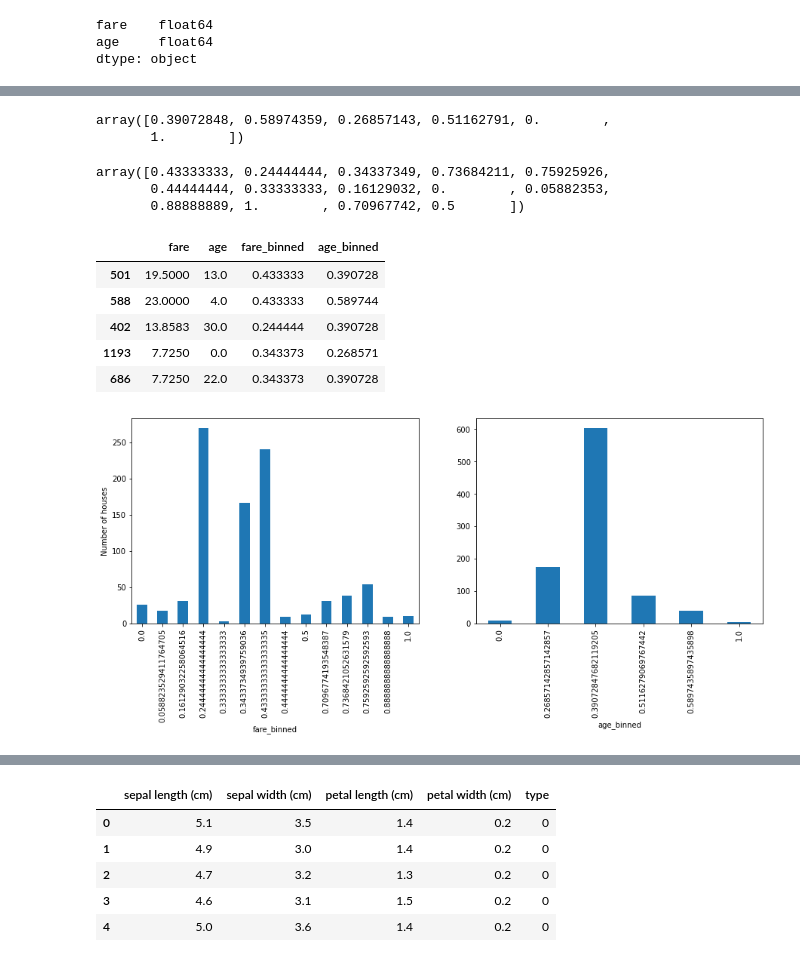
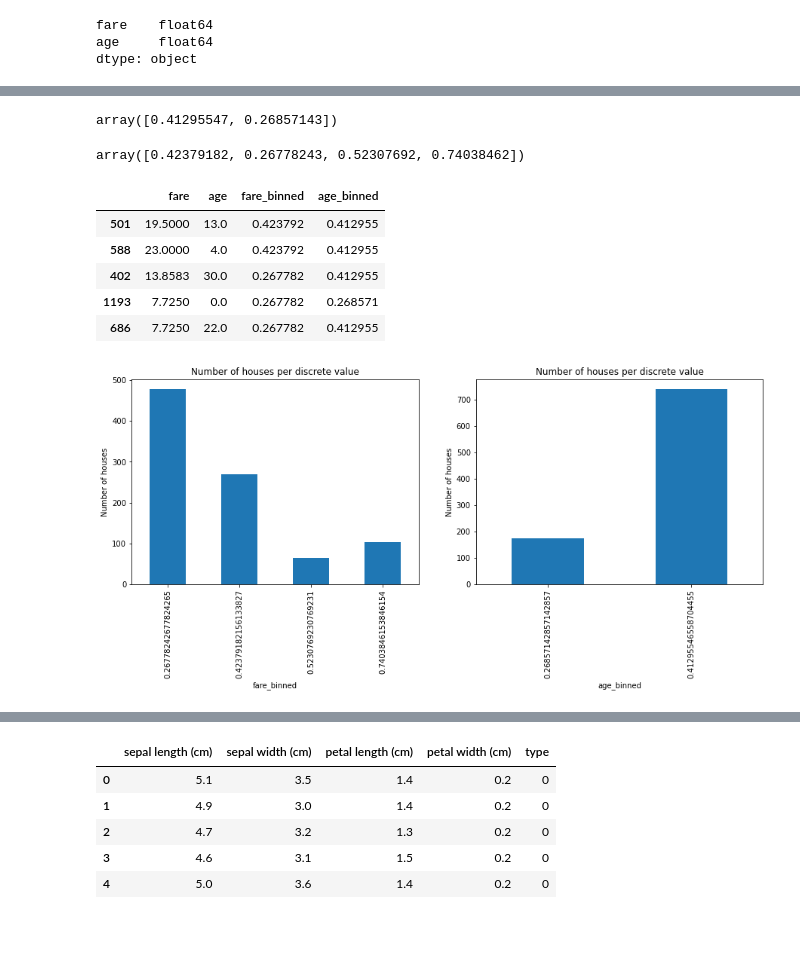
Before and after one commit to feature-engine/feature_engine, a Jupyter notebook: examples/discretisation/DecisionTreeDiscretiser.ipynb, the cells around one changed output, grey strips where cells are left out. Saved outputs shown, nothing was run; the diff lists cells and outputs as text; code cells hidden in the pictures; blank space fills up the shorter version.

```diff
--- a/examples/discretisation/DecisionTreeDiscretiser.ipynb
+++ b/examples/discretisation/DecisionTreeDiscretiser.ipynb
@@ -181,6 +206,7 @@ def load_titanic():
     data['embarked'].fillna('C', inplace=True)
     data['fare'] = data['fare'].astype('float').fillna(0)
     data['age'] = data['age'].astype('float').fillna(0)
+    data.drop(['name', 'ticket', 'boat', 'home.dest'], axis=1, inplace=True)
     return data
 # %%
 # load data
@@ -196,7 +222,7 @@ data.head()
 # %%
 # let's separate into training and testing set
 
-X_train, X_test, y_train, y_test = train_test_split(data.drop(['survived', 'name', 'ticket'], axis=1),
+X_train, X_test, y_train, y_test = train_test_split(data.drop(['survived'], axis=1),
                                                     data['survived'],
                                                     test_size=0.3,
                                                     random_state=0)
@@ -217,7 +243,10 @@ dtype: object
 treeDisc = DecisionTreeDiscretiser(cv=3,
                                    scoring='roc_auc',
                                    variables=['fare', 'age'],
-                                   regression=False)
+                                   regression=False,
+                                   param_grid={'max_depth': [1, 2]},
+                                   random_state=29,
+                                   )
 
 treeDisc.fit(X_train, y_train)
 # %% [output]
@@ -239,35 +281,39 @@ test_t = treeDisc.transform(X_test)
 # in this case, the tree has found that dividing the data in 6 bins is enough
 train_t['age'].unique()
 # %% [output]
-array([0.39072848, 0.58974359, 0.26857143, 0.51162791, 0.        ,
-       1.        ])
+array([0.41295547, 0.26857143])
 # %%
 # the below account for the best obtained bins
 # in this case, the tree has found that dividing the data in 8 bins is enough
 train_t['fare'].unique()
 # %% [output]
-array([0.43333333, 0.24444444, 0.34337349, 0.73684211, 0.75925926,
-       0.44444444, 0.33333333, 0.16129032, 0.        , 0.05882353,
-       0.88888889, 1.        , 0.70967742, 0.5       ])
+array([0.42379182, 0.26778243, 0.52307692, 0.74038462])
 # %%
 # here I put side by side the original variable and the transformed variable
+
 tmp = pd.concat([X_train[["fare", 'age']], train_t[["fare", 'age']]], axis=1)
-tmp.columns = ["fare", 'age',"fare_binned", 'age_binned']
+
+tmp.columns = ["fare", 'age', "fare_binned", 'age_binned']
+
 tmp.head()
 # %% [output]
 |  | fare | age | fare_binned | age_binned |
-| 501 | 19.5000 | 13.0 | 0.433333 | 0.390728 |
-| 588 | 23.0000 | 4.0 | 0.433333 | 0.589744 |
-| 402 | 13.8583 | 30.0 | 0.244444 | 0.390728 |
-| 1193 | 7.7250 | 0.0 | 0.343373 | 0.268571 |
-| 686 | 7.7250 | 22.0 | 0.343373 | 0.390728 |
+| 501 | 19.5000 | 13.0 | 0.423792 | 0.412955 |
+| 588 | 23.0000 | 4.0 | 0.423792 | 0.412955 |
+| 402 | 13.8583 | 30.0 | 0.267782 | 0.412955 |
+| 1193 | 7.7250 | 0.0 | 0.267782 | 0.268571 |
+| 686 | 7.7250 | 22.0 | 0.267782 | 0.412955 |
 # %%
 plt.subplot(1,2,1)
 tmp.groupby('fare_binned')['fare'].count().plot.bar()
 plt.ylabel('Number of houses')
+plt.title('Number of houses per discrete value')
+
 plt.subplot(1,2,2)
 tmp.groupby('age_binned')['age'].count().plot.bar()
+plt.ylabel('Number of houses')
+plt.title('Number of houses per discrete value')
 
 plt.show()
 # %% [output]
-[figure, old version]
+[figure, new version]
```
Also changed, not shown: parts of 25 cells of this notebook, 9 other files.
